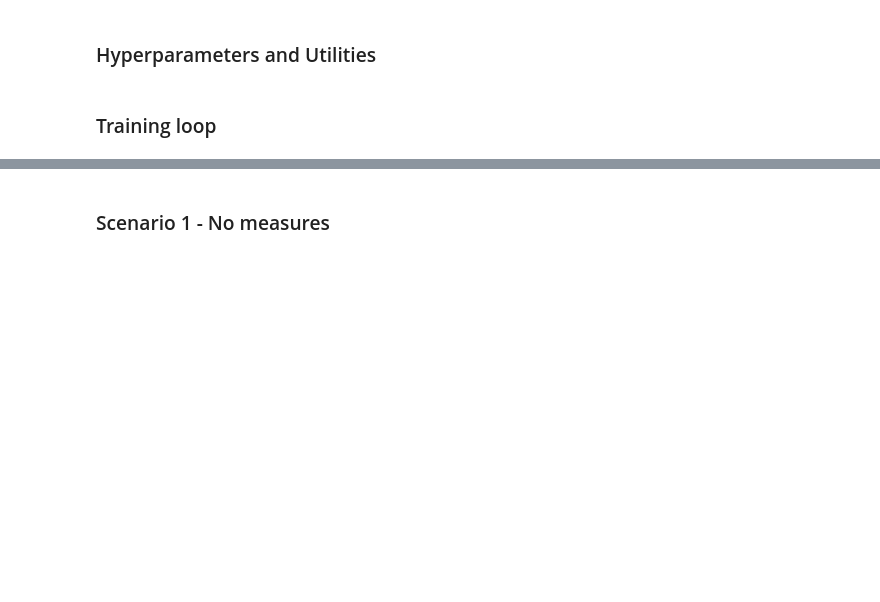
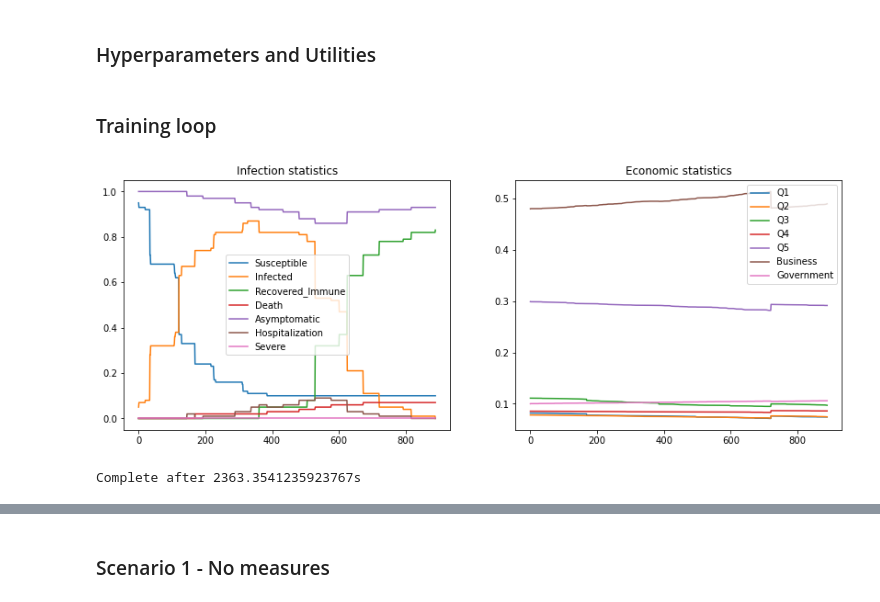
Before and after one commit to zebleck/aml_project, a Jupyter notebook: covid_abs/COVID_ABS_An_Agent_Based_Model_of_COVID_19_Epidemic_to_Simulate_Health_and_Economic_Effects_of_Social_Distancing_Interventions.ipynb, the cells around one changed output, grey strips where cells are left out. Cells and saved outputs as stored; diff of their text form; code cells hidden in the pictures; blank space fills up the shorter version.

```diff
--- a/covid_abs/COVID_ABS_An_Agent_Based_Model_of_COVID_19_Epidemic_to_Simulate_Health_and_Economic_Effects_of_Social_Distancing_Interventions.ipynb
+++ b/covid_abs/COVID_ABS_An_Agent_Based_Model_of_COVID_19_Epidemic_to_Simulate_Health_and_Economic_Effects_of_Social_Distancing_Interventions.ipynb
@@ -426,7 +431,7 @@ import time
 
 scenario1 = initialize_scenario()
 
-num_episodes = 5
+num_episodes = 1000
 
 action_list = []
 
@@ -448,31 +453,34 @@ for i_episode in range(num_episodes):
         action_list.append(action.item())
         _, reward, done, _ = step(sim, statistics, action.item())
         reward = torch.tensor([reward], device=device)
 
         rewards.append(reward.item())
 
         # Observe new state
         if not done:
             next_state = get_state(statistics)
         else:
             next_state = None
 
         # Store the transition in memory
         memory.push(state, action, next_state, reward)
 
         # Move to the next state
         state = next_state
 
         # Perform one step of the optimization (on the policy network)
         optimize_model()
         if done:
             episode_durations.append(t + 1)
             break
     # Update the target network, copying all weights and biases in DQN
     if i_episode % TARGET_UPDATE == 0:
         target_net.load_state_dict(policy_net.state_dict())
 
 plot_statistics(statistics)
 
 print('Complete after {}s'.format(time.time()-start))
+# %% [output]
+[figure, added]
+Complete after 2363.3541235923767s
 # %%
```
Also changed, not shown: parts of 6 cells of this notebook.
